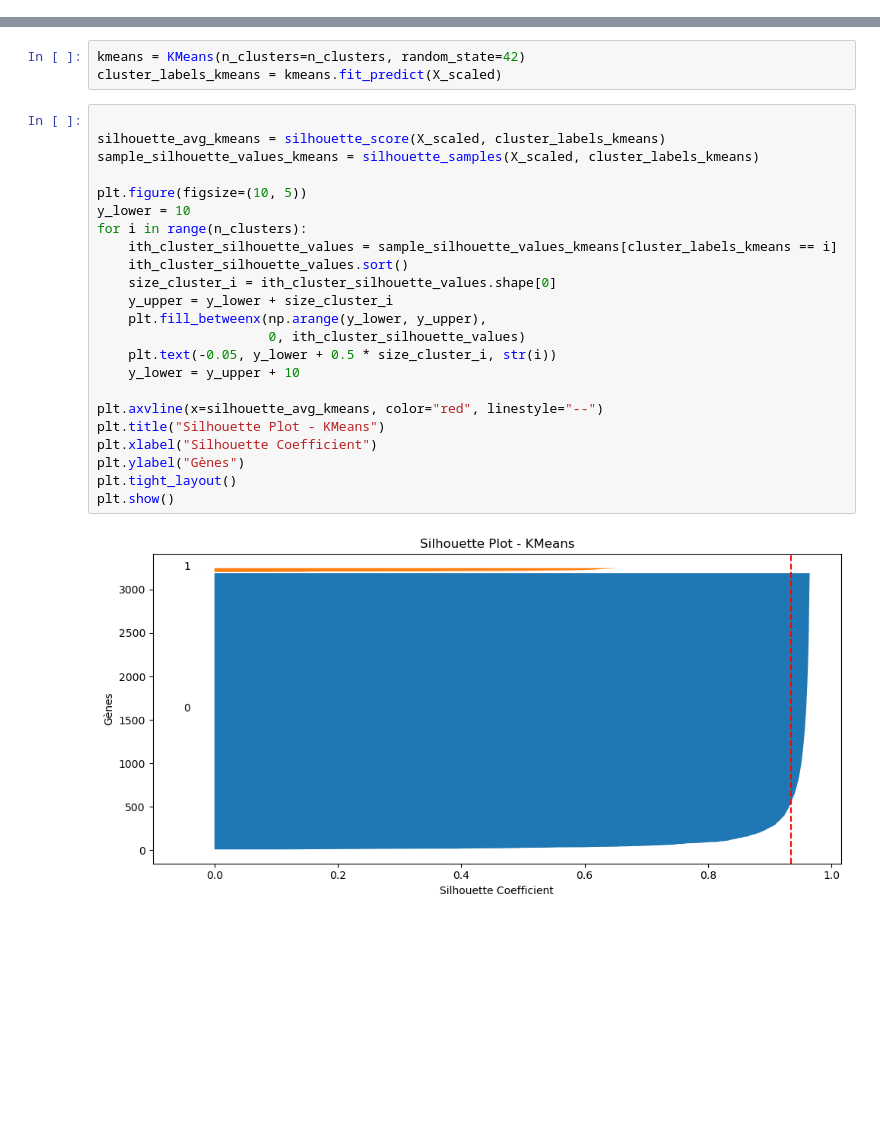
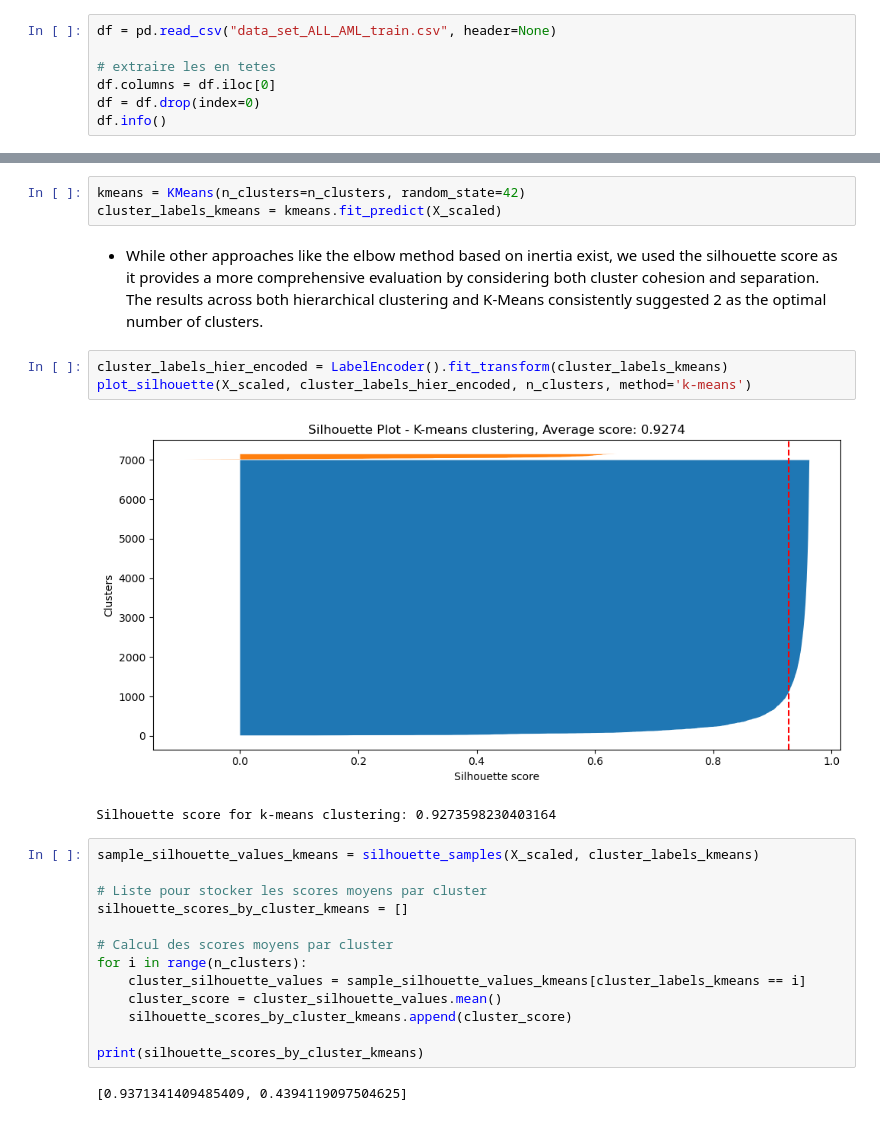
Before and after one commit to ourahma/hierarchical-kmeans-gene-clustering, a Jupyter notebook: mini projet.ipynb, the cells around one changed output, grey strips where cells are left out. Drawn from its saved outputs; the diff is of its cells as text; blank space fills up the shorter version.

```diff
--- a/mini projet.ipynb
+++ b/mini projet.ipynb
@@ -37,0 +20,7 @@ memory usage: 1.9+ MB
+# %%
+df = pd.read_csv("data_set_ALL_AML_train.csv", header=None)
+
+# extraire les en tetes
+df.columns = df.iloc[0]
+df = df.drop(index=0)
+df.info()
@@ -182,31 +280,29 @@ Text(0.5, 1.0, 'Projection PCA - Clustering Hiérarchique')
 # %%
 kmeans = KMeans(n_clusters=n_clusters, random_state=42)
 cluster_labels_kmeans = kmeans.fit_predict(X_scaled)
+# %% [markdown]
+- While other approaches like the elbow method based on inertia exist, we used the silhouette score as it provides a more comprehensive evaluation by considering both cluster cohesion and separation. The results across both hierarchical clustering and K-Means consistently suggested 2 as the optimal number of clusters.
 # %%
-
-silhouette_avg_kmeans = silhouette_score(X_scaled, cluster_labels_kmeans)
-sample_silhouette_values_kmeans = silhouette_samples(X_scaled, cluster_labels_kmeans)
-
-plt.figure(figsize=(10, 5))
-y_lower = 10
-for i in range(n_clusters):
-    ith_cluster_silhouette_values = sample_silhouette_values_kmeans[cluster_labels_kmeans == i]
-    ith_cluster_silhouette_values.sort()
-    size_cluster_i = ith_cluster_silhouette_values.shape[0]
-    y_upper = y_lower + size_cluster_i
-    plt.fill_betweenx(np.arange(y_lower, y_upper),
-                      0, ith_cluster_silhouette_values)
-    plt.text(-0.05, y_lower + 0.5 * size_cluster_i, str(i))
-    y_lower = y_upper + 10
-
-plt.axvline(x=silhouette_avg_kmeans, color="red", linestyle="--")
-plt.title("Silhouette Plot - KMeans")
-plt.xlabel("Silhouette Coefficient")
-plt.ylabel("Gènes")
-plt.tight_layout()
-plt.show()
+cluster_labels_hier_encoded = LabelEncoder().fit_transform(cluster_labels_kmeans)
+plot_silhouette(X_scaled, cluster_labels_hier_encoded, n_clusters, method='k-means')
 # %% [output]
-[figure, old version]
+[figure, new version]
+Silhouette score for k-means clustering: 0.9273598230403164
+# %%
+sample_silhouette_values_kmeans = silhouette_samples(X_scaled, cluster_labels_kmeans)
+
+# Liste pour stocker les scores moyens par cluster
+silhouette_scores_by_cluster_kmeans = []
+
+# Calcul des scores moyens par cluster
+for i in range(n_clusters):
+    cluster_silhouette_values = sample_silhouette_values_kmeans[cluster_labels_kmeans == i]
+    cluster_score = cluster_silhouette_values.mean()
+    silhouette_scores_by_cluster_kmeans.append(cluster_score)
+
+print(silhouette_scores_by_cluster_kmeans)
+# %% [output]
+[0.9371341409485409, 0.4394119097504625]
 # %%
 plt.figure(figsize=(12, 5))
 
```
Also changed, not shown: parts of 38 cells of this notebook, 2 other files.
